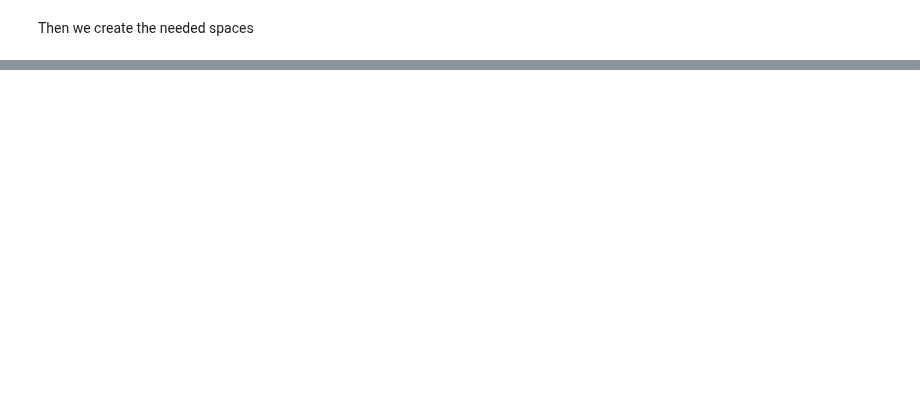
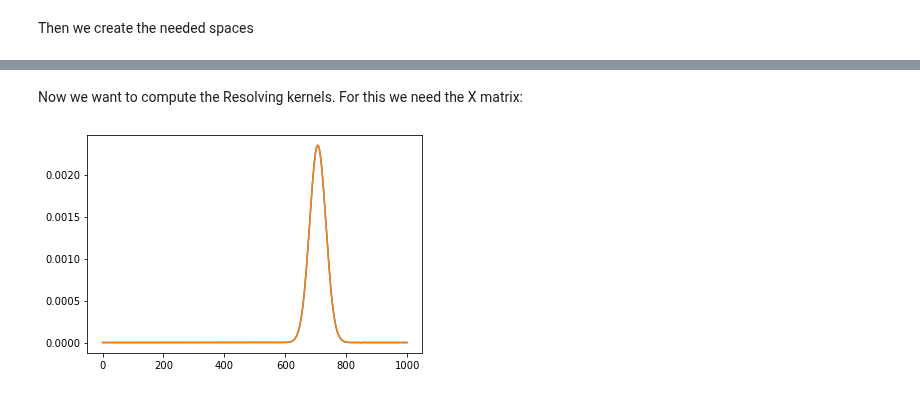
Before and after one commit to Adrian-Mag/SOLA_DLI, a Jupyter notebook: Example_2.ipynb, the cells around one changed output, grey strips where cells are left out. Drawn from its saved outputs; the diff is of its cells as text; code cells hidden in the pictures; blank space fills up the shorter version.

```diff
--- a/Example_2.ipynb
+++ b/Example_2.ipynb
@@ -36,0 +111,14 @@ M = PCb(domain=EarthDomain)
+# %% [markdown]
+Now we want to compute the Resolving kernels. For this we need the X matrix:
+# %%
+Gamma = T * G_adjoint
+X = Gamma * Lambda_inv
+resolving_kernels = np.dot(X.matrix, sensitivity_kernels)
+%matplotlib inline
+# Choose what resolving kernel to plot below
+plt.figure(1)
+plt.plot(target_kernels[70].evaluate(EarthDomain.mesh)[1])
+plt.plot(resolving_kernels[70].evaluate(EarthDomain.mesh)[1])
+plt.show()
+# %% [output]
+[figure, added]
```
Also changed, not shown: parts of 18 cells of this notebook, 5 other files.
